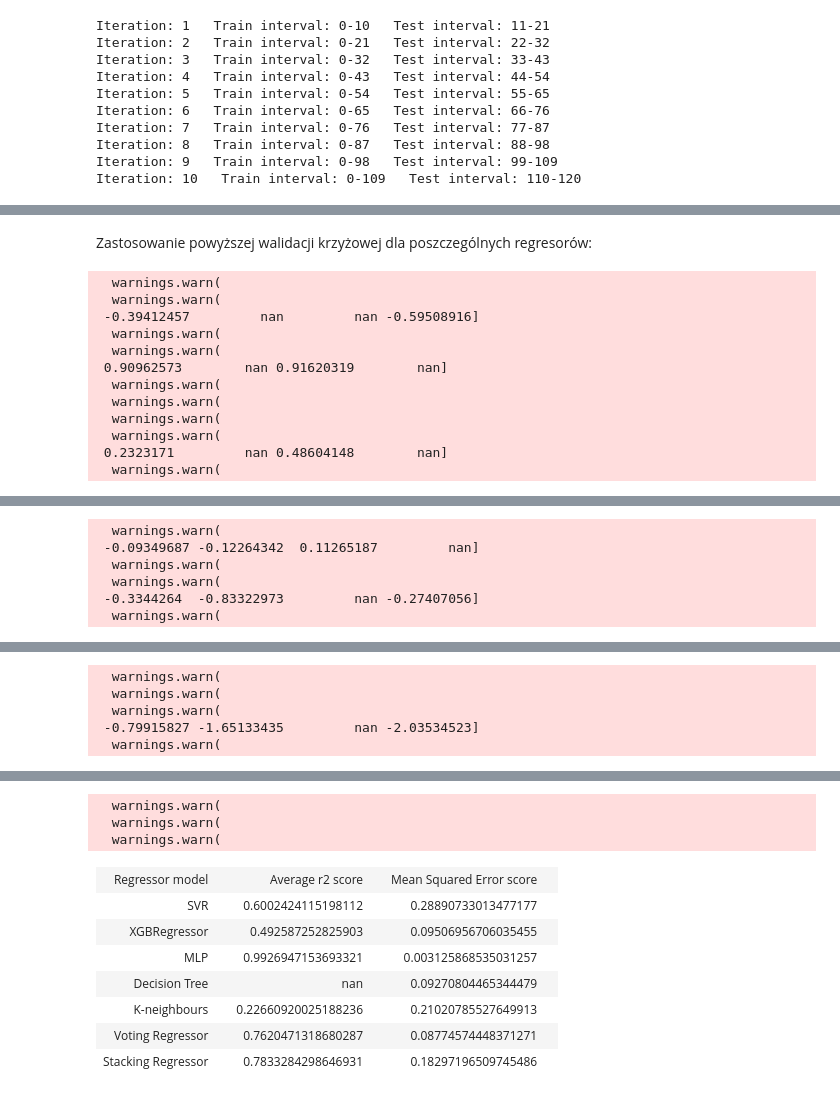
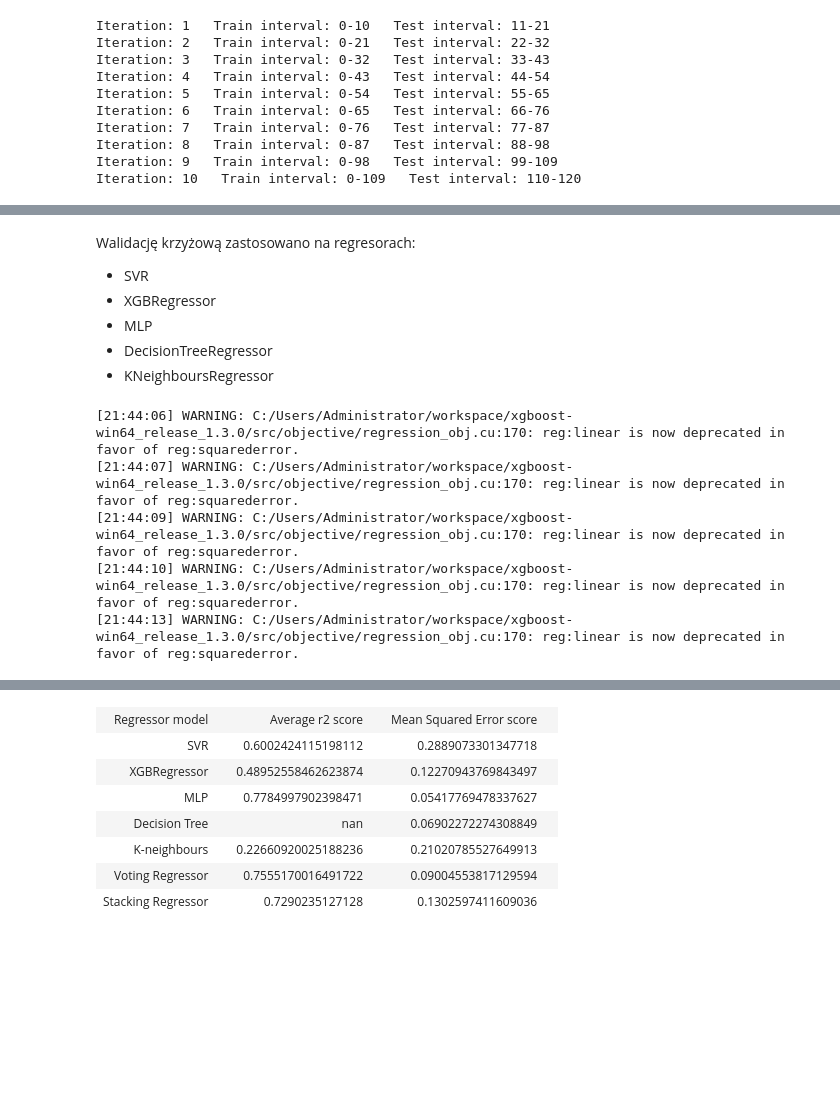
Before and after one commit to cinekpl97/knowledge-discovery-methods-vaccination-prediction, a Jupyter notebook: covid_vaccination.ipynb, the cells around one changed output, grey strips where cells are left out. Drawn from its saved outputs; the diff is of its cells as text; code cells hidden in the pictures; blank space fills up the shorter version.

```diff
--- a/covid_vaccination.ipynb
+++ b/covid_vaccination.ipynb
@@ -175,7 +170,7 @@ plt.show()
 from sklearn.svm import SVR
 
 svr_clf = SVR()
-svr_clf.fit(X_train, y_train)
+svr_clf.fit(X_train, y_train.ravel())
 y_pred_svr = svr_clf.predict(X_test)
 
 plt.scatter(x_ax, y_test, s=5, label="original")
@@ -234,8 +231,13 @@ Ponieważ stosujemy szeregi czasowe, przewidywanie przeszłości za pomocą dany
 
 https://medium.com/@soumyachess1496/cross-validation-in-time-series-566ae4981ce4
 ![image.png](attachment:image.png)
-# %% [markdown]
-Zastosowanie powyższej walidacji krzyżowej dla poszczególnych regresorów:
+# %% [markdown]
+Walidację krzyżową zastosowano na regresorach:
+- SVR
+- XGBRegressor
+- MLP
+- DecisionTreeRegressor
+- KNeighboursRegressor
 # %%
 from sklearn.neural_network import MLPRegressor
 from sklearn.ensemble import VotingRegressor, StackingRegressor
@@ -259,46 +261,46 @@ def display_table(data):
 def svr_regression_prediction(X_train, y_train, X_test):
     svr_clf = SVR()
     svr_clf = GridSearchCV(svr_clf, svr_parameters, scoring='r2',  n_jobs=-1)
-    svr_clf.fit(X_train, y_train)
+    svr_clf.fit(X_train, y_train.ravel())
     y_pred_svr = svr_clf.predict(X_test)
     return y_pred_svr
 
 def xgb_regression_prediction(X_train, y_train, X_test):
     xgb_clf = XGBRegressor(objective="reg:squarederror", n_estimators=100, n_jobs=-1)
     xgb_clf = RandomizedSearchCV(xgb_clf, xgb_parameters, scoring='r2',  n_jobs=-1)
-    xgb_clf.fit(X_train, y_train)
+    xgb_clf.fit(X_train, y_train.ravel())
     y_pred_xgb = xgb_clf.predict(X_test)
     return y_pred_xgb
 
 def mlp_regression_prediction(X_train, y_train, X_test):
     mlp_clf = MLPRegressor()
     mlp_clf = GridSearchCV(mlp_clf, mlp_parameters, scoring='r2',  n_jobs=-1)
-    mlp_clf.fit(X_train, y_train)
+    mlp_clf.fit(X_train, y_train.ravel())
     y_pred_mlp = mlp_clf.predict(X_test)
     return y_pred_mlp
 
 def tree_regression_prediction(X_train, y_train, X_test):
     tree_clf = tree.DecisionTreeRegressor()
     tree_clf = GridSearchCV(tree_clf, tree_parameters, scoring='r2',  n_jobs=-1)
-    tree_clf.fit(X_train, y_train)
+    tree_clf.fit(X_train, y_train.ravel())
     y_pred_tree = tree_clf.predict(X_test)
     return y_pred_tree
 
 def k_neighbors_regression_prediction(X_train, y_train, X_test):
     k_neighbors_clf = neighbors.KNeighborsRegressor(n_jobs=-1)
-    k_neighbors_clf.fit(X_train, y_train)
+    k_neighbors_clf.fit(X_train, y_train.ravel())
     y_pred_k_neighbors = k_neighbors_clf.predict(X_test)
     return y_pred_k_neighbors
 
 def voting_regression_prediction(X_train, y_train, X_test, clf_1, clf_2, clf_3):
     voting_clf = VotingRegressor([('clf1', clf_1), ('clf2', clf_2), ('clf3', clf_3)], n_jobs=-1)
-    voting_clf.fit(X_train, y_train)
+    voting_clf.fit(X_train, y_train.ravel())
     y_pred_voting = voting_clf.predict(X_test)
     return y_pred_voting
 
 def stacking_regression_prediction(X_train, y_train, X_test, clf_1, clf_2, clf_3):
     stacking_clf = StackingRegressor([('clf1', clf_1), ('clf2', clf_2), ('clf3', clf_3)], n_jobs=-1)
-    stacking_clf.fit(X_train, y_train)
+    stacking_clf.fit(X_train, y_train.ravel())
     y_pred_stacking = stacking_clf.predict(X_test)
     return y_pred_stacking
 
@@ -397,15 +399,8 @@ table_data.append(['Stacking Regressor', mean(stacking_r2_scores), mean(stacking
 
 display_table(table_data)
 # %% [output]
-  warnings.warn(
-  warnings.warn(
- -0.39412457         nan         nan -0.59508916]
-  warnings.warn(
-  warnings.warn(
- 0.90962573        nan 0.91620319        nan]
-  warnings.warn(
-  warnings.warn(
-  warnings.warn(
-  warnings.warn(
- 0.2323171         nan 0.48604148        nan]
-  warnings.warn(
+[21:44:06] WARNING: C:/Users/Administrator/workspace/xgboost-win64_release_1.3.0/src/objective/regression_obj.cu:170: reg:linear is now deprecated in favor of reg:squarederror.
+[21:44:07] WARNING: C:/Users/Administrator/workspace/xgboost-win64_release_1.3.0/src/objective/regression_obj.cu:170: reg:linear is now deprecated in favor of reg:squarederror.
+[21:44:09] WARNING: C:/Users/Administrator/workspace/xgboost-win64_release_1.3.0/src/objective/regression_obj.cu:170: reg:linear is now deprecated in favor of reg:squarederror.
+[21:44:10] WARNING: C:/Users/Administrator/workspace/xgboost-win64_release_1.3.0/src/objective/regression_obj.cu:170: reg:linear is now deprecated in favor of reg:squarederror.
+[21:44:13] WARNING: C:/Users/Administrator/workspace/xgboost-win64_release_1.3.0/src/objective/regression_obj.cu:170: reg:linear is now deprecated in favor of reg:squarederror.
@@ -413,6 +408,0 @@ display_table(table_data)
-  warnings.warn(
- -0.09349687 -0.12264342  0.11265187         nan]
-  warnings.warn(
-  warnings.warn(
- -0.3344264  -0.83322973         nan -0.27407056]
-  warnings.warn(
@@ -420,5 +408,0 @@ display_table(table_data)
-  warnings.warn(
-  warnings.warn(
-  warnings.warn(
- -0.79915827 -1.65133435         nan -2.03534523]
-  warnings.warn(
@@ -426,11 +409,8 @@ display_table(table_data)
-  warnings.warn(
-  warnings.warn(
-  warnings.warn(
 | Regressor model |  | Average r2 score |  | Mean Squared Error score |  |
-| SVR |  | 0.6002424115198112 |  | 0.28890733013477177 |  |
-| XGBRegressor |  | 0.492587252825903 |  | 0.09506956706035455 |  |
-| MLP |  | 0.9926947153693321 |  | 0.003125868535031257 |  |
-| Decision Tree |  | nan |  | 0.09270804465344479 |  |
+| SVR |  | 0.6002424115198112 |  | 0.2889073301347718 |  |
+| XGBRegressor |  | 0.48952558462623874 |  | 0.12270943769843497 |  |
+| MLP |  | 0.7784997902398471 |  | 0.05417769478337627 |  |
+| Decision Tree |  | nan |  | 0.06902272274308849 |  |
 | K-neighbours |  | 0.22660920025188236 |  | 0.21020785527649913 |  |
-| Voting Regressor |  | 0.7620471318680287 |  | 0.08774574448371271 |  |
-| Stacking Regressor |  | 0.7833284298646931 |  | 0.18297196509745486 |  |
+| Voting Regressor |  | 0.7555170016491722 |  | 0.09004553817129594 |  |
+| Stacking Regressor |  | 0.7290235127128 |  | 0.1302597411609036 |  |
```
Also changed, not shown: parts of 15 cells of this notebook.
